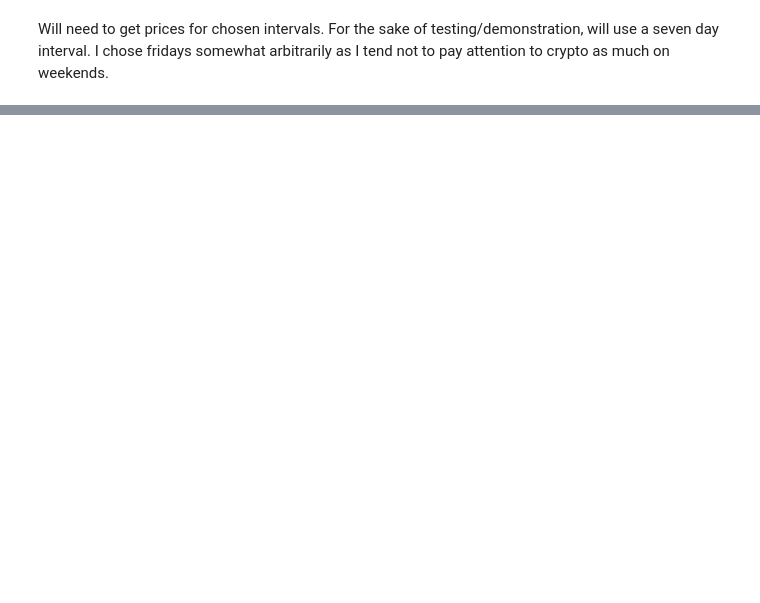
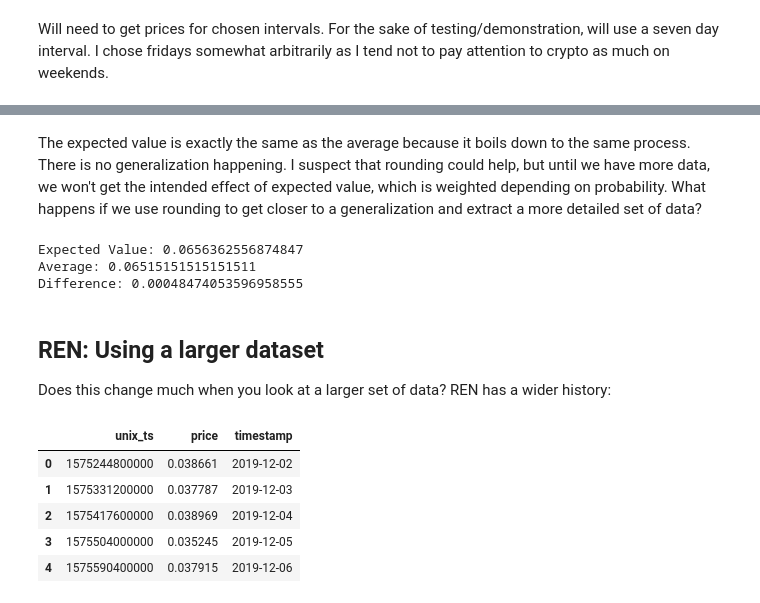
Before and after one commit to jose-marquez89/coingecko-api-tests, a Jupyter notebook: notebooks/charts.ipynb, the cells around one changed output, grey strips where cells are left out. Saved outputs shown, nothing was run; the diff lists cells and outputs as text; code cells hidden in the pictures; blank space fills up the shorter version.

```diff
--- a/notebooks/charts.ipynb
+++ b/notebooks/charts.ipynb
@@ -103,0 +164,62 @@ changes
+# %% [markdown]
+The expected value is exactly the same as the average because it boils down to the same process. There is no generalization happening. I suspect that rounding could help, but until we have more data, we won't get the intended effect of expected value, which is weighted depending on probability. What happens if we use rounding to get closer to a generalization and extract a more detailed set of data?
+# %%
+# get more data using a finer granularity
+
+daily = pd.date_range(start=earliest, end=latest)
+
+daily_prices = closing_prices(df, daily)
+daily_changes = get_growths(daily_prices)
+
+def count_and_round(changes):
+    counts = {}
+    for change in changes:
+        # change = round(change, 2)
+
+        if change not in counts:
+            counts[change] = 1
+        else:
+            counts[change] += 1
+
+    return counts
+
+# in order to make a proper comparison, we
+# need to round within the average function
+
+def avg(price_changes):
+    price_changes = list(map(lambda x: round(x, 2), price_changes))
+
+    return sum(price_changes) / len(price_changes)
+
+change_count = count_and_round(daily_changes)
+
+xv = ev(change_count)
+av = avg(daily_changes)
+
+print(f"Expected Value: {xv}")
+print(f"Average: {av}")
+print(f"Difference: {abs(xv - av)}")
+# %% [output]
+Expected Value: 0.0656362556874847
+Average: 0.06515151515151511
+Difference: 0.00048474053596958555
+# %% [markdown]
+## REN: Using a larger dataset
+Does this change much when you look at a larger set of data? REN has a wider history:
+# %%
+with open("republic-protocol.json", "r") as ren_file:
+    ren_json = json.load(ren_file)
+
+ren_prices = ren_json["prices"]
+
+ren_df = pd.DataFrame(data=ren_prices, columns=["unix_ts", "price"])
+ren_df["timestamp"] = pd.to_datetime(ren_df["unix_ts"], unit="ms")
+
+ren_df.head()
+# %% [output]
+|  | unix_ts | price | timestamp |
+| 0 | 1575244800000 | 0.038661 | 2019-12-02 |
+| 1 | 1575331200000 | 0.037787 | 2019-12-03 |
+| 2 | 1575417600000 | 0.038969 | 2019-12-04 |
+| 3 | 1575504000000 | 0.035245 | 2019-12-05 |
+| 4 | 1575590400000 | 0.037915 | 2019-12-06 |
```
Also changed, not shown: parts of 16 cells of this notebook.
